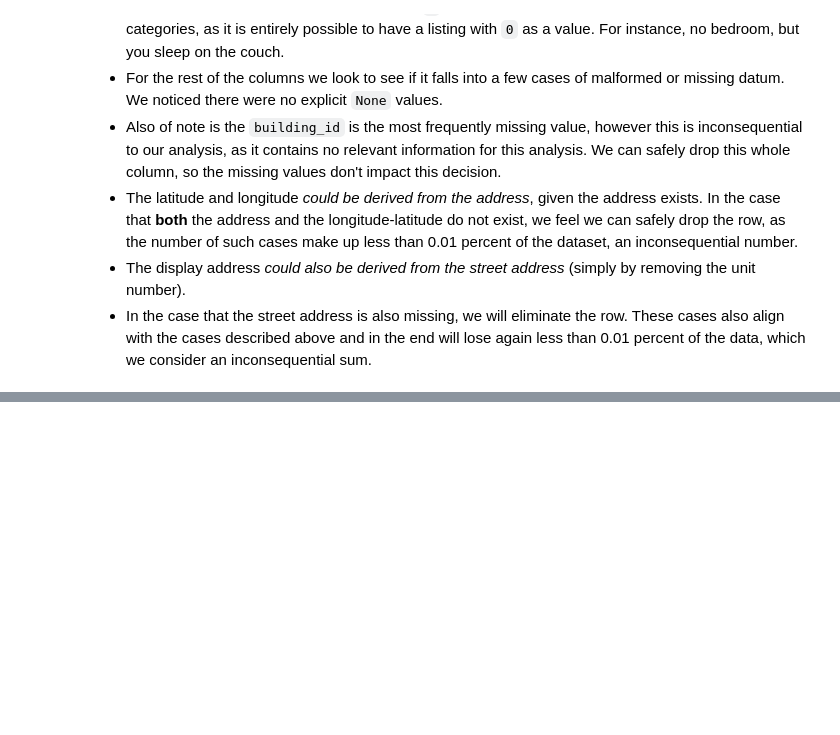
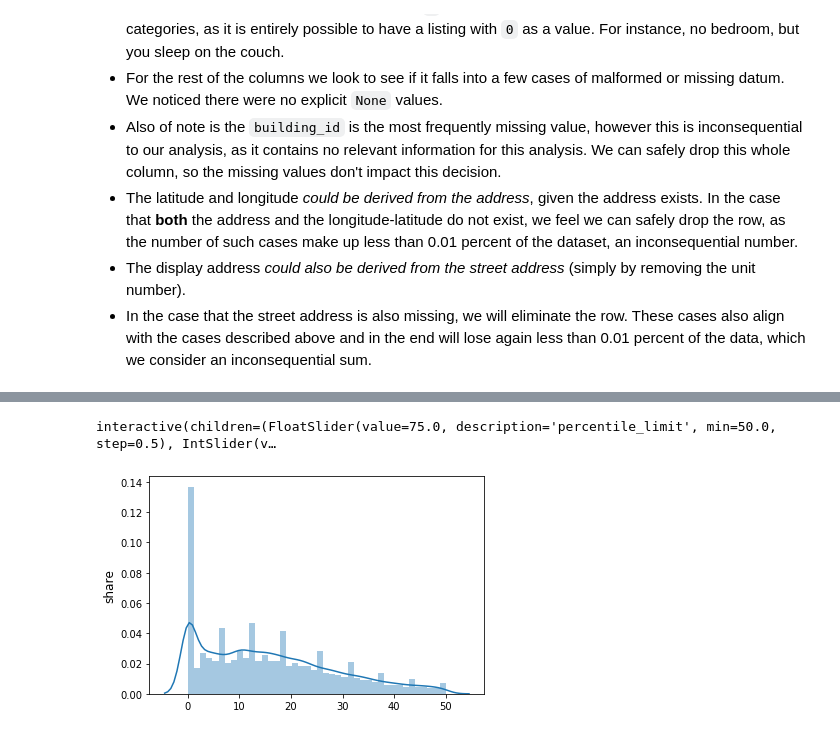
Before and after one commit to SinaKhalili/kaggle-data-analysis, a Jupyter notebook: exploratory-data-analysis.ipynb, the cells around one changed output, grey strips where cells are left out. Cells and saved outputs as stored; diff of their text form; code cells hidden in the pictures; blank space fills up the shorter version.

Commit message:
Add words analysis, outlier talking

```diff
--- a/exploratory-data-analysis.ipynb
+++ b/exploratory-data-analysis.ipynb
@@ -346,0 +572,30 @@ missingValues
+# %%
+SW = stopwords.words('english')
+
+df['StopWord'] = df[Header1].apply(lambda x: len([x for x in x.split() if x in SW]))
+df[[Header1,'StopWord']].head()
+
+df2 = df[[Header1,'StopWord']]
+chrs = df[[Header1,'StopWord']]['StopWord']
+
+@interact
+def show_stop_plot(
+    percentile_limit=(50, 100, 0.5),
+    bins=(10,50,1),
+):
+    lim = np.percentile(chrs, percentile_limit)
+
+    adjusted = df2[df2['StopWord']<lim]['StopWord']
+
+    sns.distplot(
+        adjusted.values,
+        bins=bins,
+        kde=True,
+    )
+    plt.ylabel('share', fontsize=12)
+    plt.show()
+
+show_stop_plot(94, 42)
+# %% [output]
+interactive(children=(FloatSlider(value=75.0, description='percentile_limit', min=50.0, step=0.5), IntSlider(v…
+[figure, added]
```
Also changed, not shown: parts of 15 cells of this notebook.
